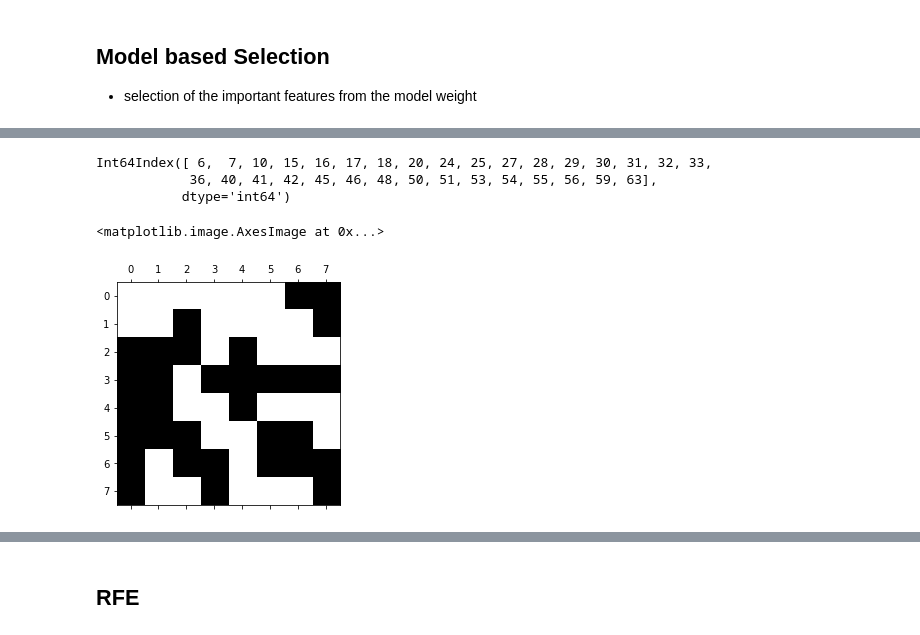
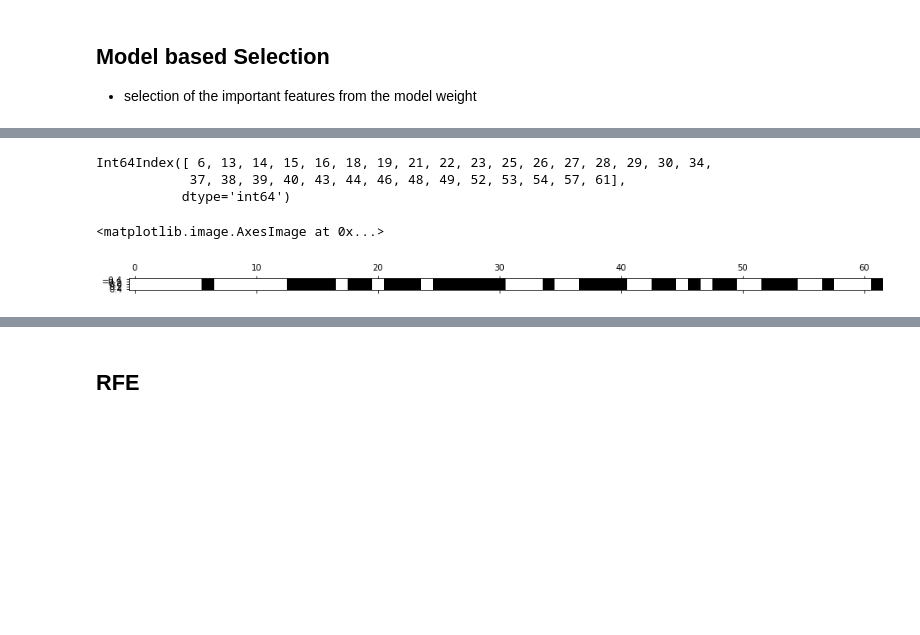
Before and after one commit to nafisa-samia/Automobile-Price-Prediction-using-Linear-Regression, a Jupyter notebook: Automobile_price_prediction_using_regression.ipynb, the cells around one changed output, grey strips where cells are left out. Drawn from its saved outputs; the diff is of its cells as text; code cells hidden in the pictures; blank space fills up the shorter version.

```diff
--- a/Automobile_price_prediction_using_regression.ipynb
+++ b/Automobile_price_prediction_using_regression.ipynb
@@ -638,0 +607,8 @@ multicollinearity_assumption(lr_model, X, y, X.columns)
+# %%
+## Checking multicolinearity again by removing city-mpg
+numeric_features2 = ["symboling","normalized-losses","wheel-base", "length","width",
+          "height","curb-weight", "engine-size","bore","stroke","compression-ratio","horsepower",
+         "peak-rpm","highway-mpg"]
+
+num_transformed2 = num_transformed[numeric_features2]
+num_transformed2.head()
@@ -638,0 +622,4 @@ multicollinearity_assumption(lr_model, X, y, X.columns)
+# %%
+lr_model2 = LinearRegression()
+lr_model2.fit(num_transformed2, y)
+multicollinearity(num_transformed2, y, numeric_features2)
@@ -638,0 +645,8 @@ multicollinearity_assumption(lr_model, X, y, X.columns)
+# %%
+## Checking multicolinearity again by removing curb-weight
+numeric_features3 = ["symboling","normalized-losses","wheel-base", "length","width",
+          "height", "engine-size","bore","stroke","compression-ratio","horsepower",
+         "peak-rpm","highway-mpg"]
+
+num_transformed3 = num_transformed[numeric_features3]
+num_transformed3.head()
@@ -638,0 +660,4 @@ multicollinearity_assumption(lr_model, X, y, X.columns)
+# %%
+lr_model3 = LinearRegression()
+lr_model3.fit(num_transformed3, y)
+multicollinearity(num_transformed3, y, numeric_features3)
@@ -736,13 +861,13 @@ model_based.threshold_
 # %%
 mask=model_based.get_support()
 print(pd.DataFrame(preprocess.fit_transform(df)).columns[:-1][mask])
-plt.matshow(mask.reshape(8,-8),cmap="gray_r")
+plt.matshow(mask.reshape(1,-1),cmap="gray_r")
 # %% [output]
-Int64Index([ 6,  7, 10, 15, 16, 17, 18, 20, 24, 25, 27, 28, 29, 30, 31, 32, 33,
-            36, 40, 41, 42, 45, 46, 48, 50, 51, 53, 54, 55, 56, 59, 63],
+Int64Index([ 6, 13, 14, 15, 16, 18, 19, 21, 22, 23, 25, 26, 27, 28, 29, 30, 34,
+            37, 38, 39, 40, 43, 44, 46, 48, 49, 52, 53, 54, 57, 61],
            dtype='int64')
 <matplotlib.image.AxesImage at 0x...>
-[figure, old version]
+[figure, new version]
 # %%
 pd.DataFrame([model_based.estimator_.coef_],columns=pd.DataFrame(preprocess.fit_transform(df)).columns[:-1])
 # %% [output]
```
Also changed, not shown: parts of 67 cells of this notebook.
